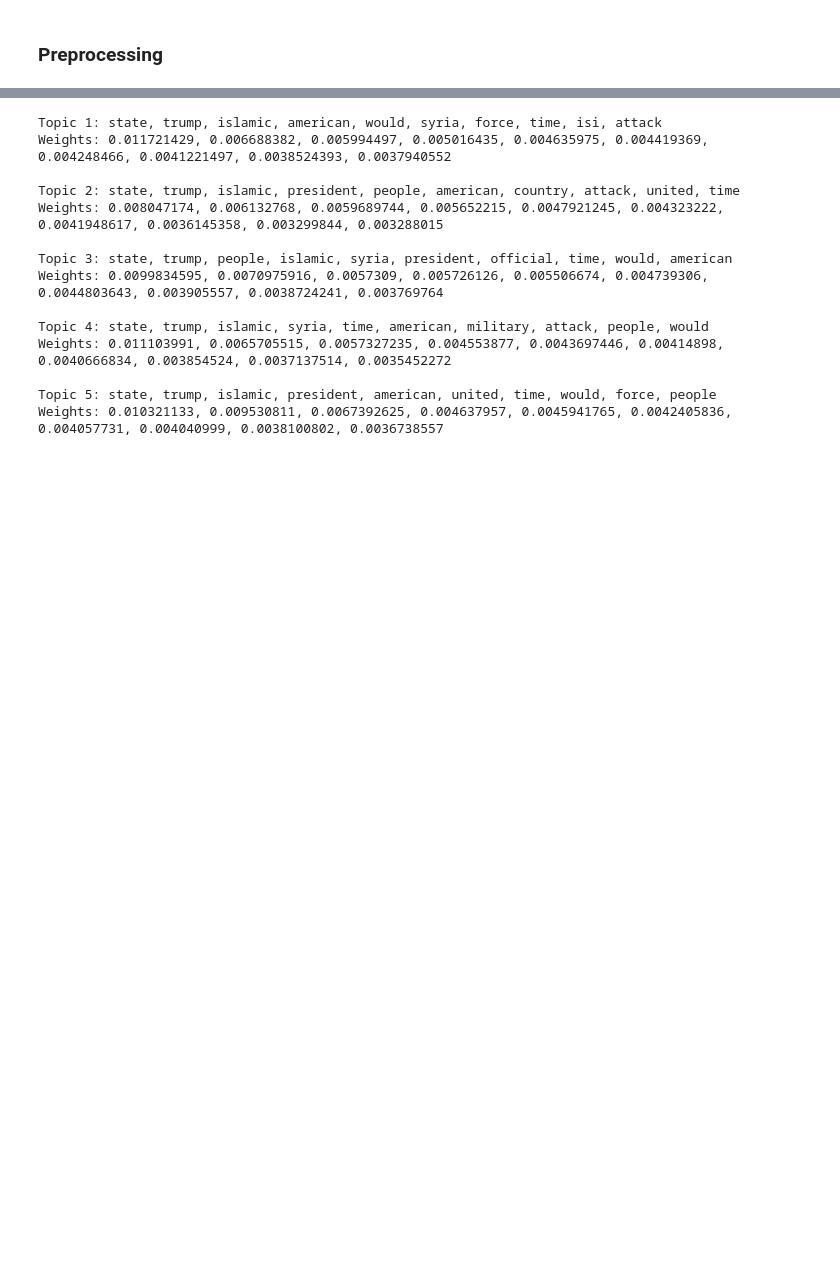
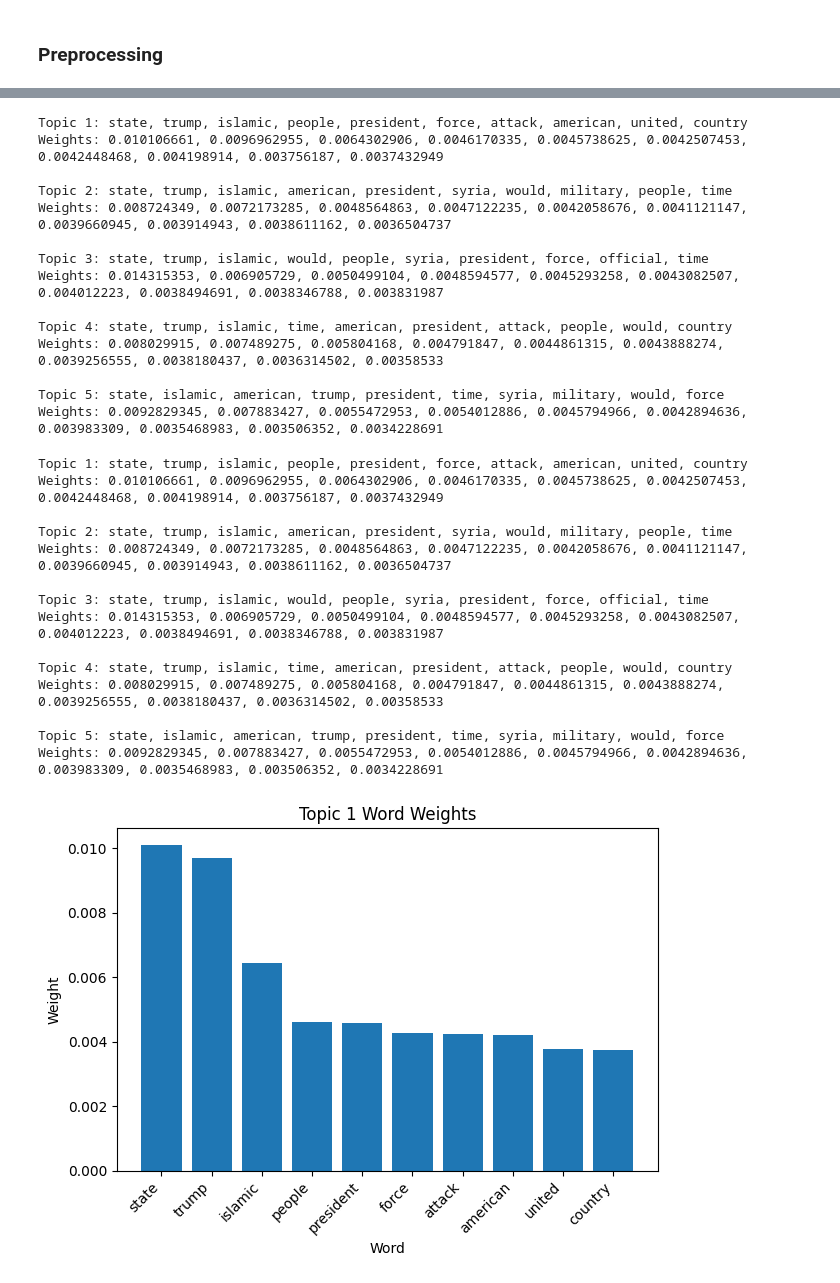
Before and after one commit to CIS-6397-Textmining-Spring-2023/miniproject3-miniproject3_group-3, a Jupyter notebook: src/code.ipynb, the cells around one changed output, grey strips where cells are left out. Saved outputs shown, nothing was run; the diff lists cells and outputs as text; code cells hidden in the pictures; blank space fills up the shorter version.

Commit message:
genertaed plots

```diff
--- a/src/code.ipynb
+++ b/src/code.ipynb
@@ -9,7 +9,7 @@ path = '/Users/shyam/Desktop/Text Mining/Articles/'
 ### Reading articles, seperating metadata and creating a corpus
 # %%
 # Set the path to the directory containing the text files
-dir_path = '/Users/shyam/Desktop/Text Mining/Articles/'
+dir_path = '/Users/shyam/Desktop/TextMining/Articles/'
 # initialize corpus and metadata strings
 corpus = ''
 metadata = ''
@@ -20,7 +20,8 @@ for filename in os.listdir(dir_path):
         with open(file_path, 'r', encoding='utf-8') as f:
             text = f.read()
             # split the text into individual articles
-            articles = text.split('\n\n\n')
+            #articles = text.split('\n\n\n')
+            articles = re.split('Document.*', text)
             for article in articles:
                 # find the start and end of metadata
                 index_start = article.find('By ')
@@ -187,17 +192,55 @@ for num_topics in [5,]:
                 print(f'Topic {i+1}: {", ".join(words)}')
                 print(f'Weights: {", ".join([str(weight) for weight in weights])}\n')
 # %% [output]
-Topic 1: state, trump, islamic, american, would, syria, force, time, isi, attack
-Weights: 0.011721429, 0.006688382, 0.005994497, 0.005016435, 0.004635975, 0.004419369, 0.004248466, 0.0041221497, 0.0038524393, 0.0037940552
+Topic 1: state, trump, islamic, people, president, force, attack, american, united, country
+Weights: 0.010106661, 0.0096962955, 0.0064302906, 0.0046170335, 0.0045738625, 0.0042507453, 0.0042448468, 0.004198914, 0.003756187, 0.0037432949
 
-Topic 2: state, trump, islamic, president, people, american, country, attack, united, time
-Weights: 0.008047174, 0.006132768, 0.0059689744, 0.005652215, 0.0047921245, 0.004323222, 0.0041948617, 0.0036145358, 0.003299844, 0.003288015
+Topic 2: state, trump, islamic, american, president, syria, would, military, people, time
+Weights: 0.008724349, 0.0072173285, 0.0048564863, 0.0047122235, 0.0042058676, 0.0041121147, 0.0039660945, 0.003914943, 0.0038611162, 0.0036504737
 
-Topic 3: state, trump, people, islamic, syria, president, official, time, would, american
-Weights: 0.0099834595, 0.0070975916, 0.0057309, 0.005726126, 0.005506674, 0.004739306, 0.0044803643, 0.003905557, 0.0038724241, 0.003769764
+Topic 3: state, trump, islamic, would, people, syria, president, force, official, time
+Weights: 0.014315353, 0.006905729, 0.0050499104, 0.0048594577, 0.0045293258, 0.0043082507, 0.004012223, 0.0038494691, 0.0038346788, 0.003831987
 
-Topic 4: state, trump, islamic, syria, time, american, military, attack, people, would
-Weights: 0.011103991, 0.0065705515, 0.0057327235, 0.004553877, 0.0043697446, 0.00414898, 0.0040666834, 0.003854524, 0.0037137514, 0.0035452272
+Topic 4: state, trump, islamic, time, american, president, attack, people, would, country
+Weights: 0.008029915, 0.007489275, 0.005804168, 0.004791847, 0.0044861315, 0.0043888274, 0.0039256555, 0.0038180437, 0.0036314502, 0.00358533
 
-Topic 5: state, trump, islamic, president, american, united, time, would, force, people
-Weights: 0.010321133, 0.009530811, 0.0067392625, 0.004637957, 0.0045941765, 0.0042405836, 0.004057731, 0.004040999, 0.0038100802, 0.0036738557
+Topic 5: state, islamic, american, trump, president, time, syria, military, would, force
+Weights: 0.0092829345, 0.007883427, 0.0055472953, 0.0054012886, 0.0045794966, 0.0042894636, 0.003983309, 0.0035468983, 0.003506352, 0.0034228691
+# %%
+import matplotlib.pyplot as plt
+
+# Visualize topics
+topics = lda_model.show_topics(formatted=False, num_words=10)
+for i, topic in enumerate(topics):
+    words = [word[0] for word in topic[1]]
+    weights = [word[1] for word in topic[1]]
+    print(f'Topic {i+1}: {", ".join(words)}')
+    print(f'Weights: {", ".join([str(weight) for weight in weights])}\n')
+
+    # Plot topic weights
+    fig, ax = plt.subplots()
+    ax.bar(words, weights)
+    ax.set_title(f'Topic {i+1} Word Weights')
+    ax.set_xlabel('Word')
+    ax.set_ylabel('Weight')
+    plt.xticks(rotation=45, ha='right')
+    plt.tight_layout()
+
+    # Save figure as PNG file
+    fig.savefig(f'output_files/topic_{i+1}.png')
+# %% [output]
+Topic 1: state, trump, islamic, people, president, force, attack, american, united, country
+Weights: 0.010106661, 0.0096962955, 0.0064302906, 0.0046170335, 0.0045738625, 0.0042507453, 0.0042448468, 0.004198914, 0.003756187, 0.0037432949
+
+Topic 2: state, trump, islamic, american, president, syria, would, military, people, time
+Weights: 0.008724349, 0.0072173285, 0.0048564863, 0.0047122235, 0.0042058676, 0.0041121147, 0.0039660945, 0.003914943, 0.0038611162, 0.0036504737
+
+Topic 3: state, trump, islamic, would, people, syria, president, force, official, time
+Weights: 0.014315353, 0.006905729, 0.0050499104, 0.0048594577, 0.0045293258, 0.0043082507, 0.004012223, 0.0038494691, 0.0038346788, 0.003831987
+
+Topic 4: state, trump, islamic, time, american, president, attack, people, would, country
+Weights: 0.008029915, 0.007489275, 0.005804168, 0.004791847, 0.0044861315, 0.0043888274, 0.0039256555, 0.0038180437, 0.0036314502, 0.00358533
+
+Topic 5: state, islamic, american, trump, president, time, syria, military, would, force
+Weights: 0.0092829345, 0.007883427, 0.0055472953, 0.0054012886, 0.0045794966, 0.0042894636, 0.003983309, 0.0035468983, 0.003506352, 0.0034228691
+[figure, added]
```
Also changed, not shown: parts of 3 cells of this notebook, 11 other files.
